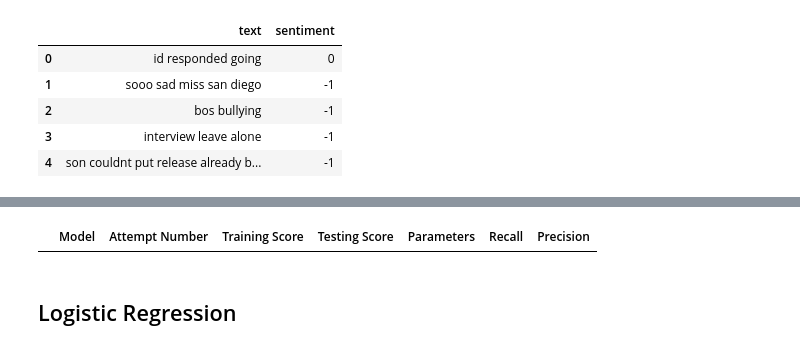
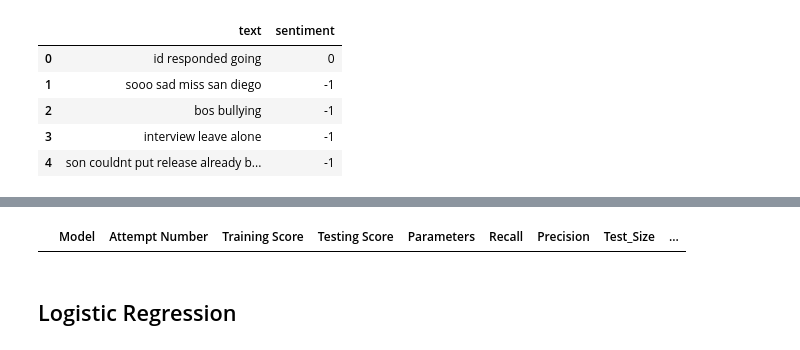
Before and after one commit to mcmanuscw/Project_4-Group_1, a Jupyter notebook: Sentimental_Analysis_Colab.ipynb, the cells around one changed output, grey strips where cells are left out. Cells and saved outputs as stored; diff of their text form; code cells hidden in the pictures.

```diff
--- a/Sentimental_Analysis_Colab.ipynb
+++ b/Sentimental_Analysis_Colab.ipynb
@@ -242,10 +230,10 @@ def evaluate(model, X_train_tfidf, y_train, X_test_tfidf, y_test, attempt_num):
     return training_score, testing_score, recall, precision
 # %%
 # create dataframe for attempts
-performance_df = pd.DataFrame(columns=["Model", "Attempt Number", "Training Score", "Testing Score", "Parameters", "Recall", "Precision"])
+performance_df = pd.DataFrame(columns=["Model", "Attempt Number", "Training Score", "Testing Score", "Parameters", "Recall", "Precision", "Test_Size", "Coefficient"])
 performance_df.head()
 # %% [output]
-|  | Model | Attempt Number | Training Score | Testing Score | Parameters | Recall | Precision |
+|  | Model | Attempt Number | Training Score | Testing Score | Parameters | Recall | Precision | Test_Size | ... |
 # %% [markdown]
 ## Logistic Regression
 # %%
```
Also changed, not shown: parts of 19 cells of this notebook, 2 other files.
